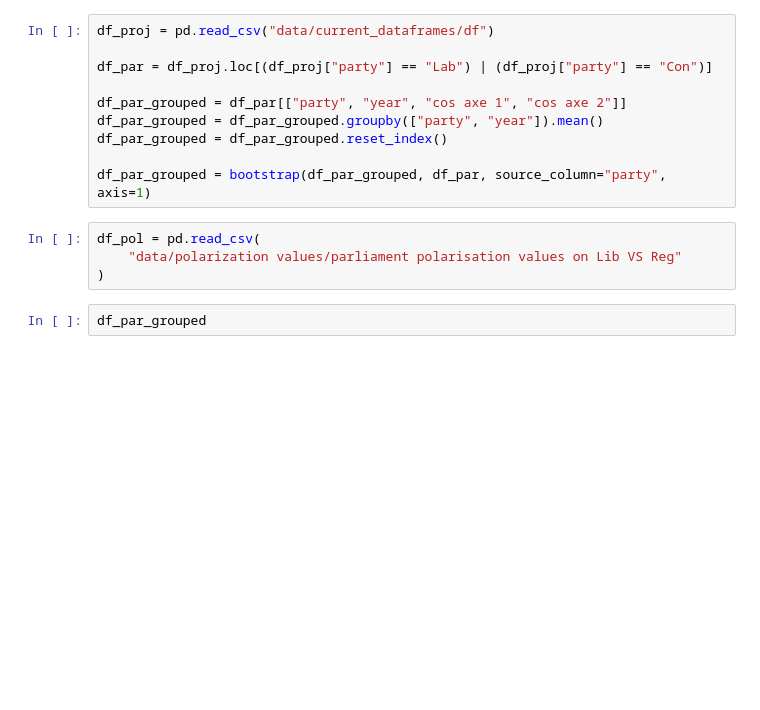
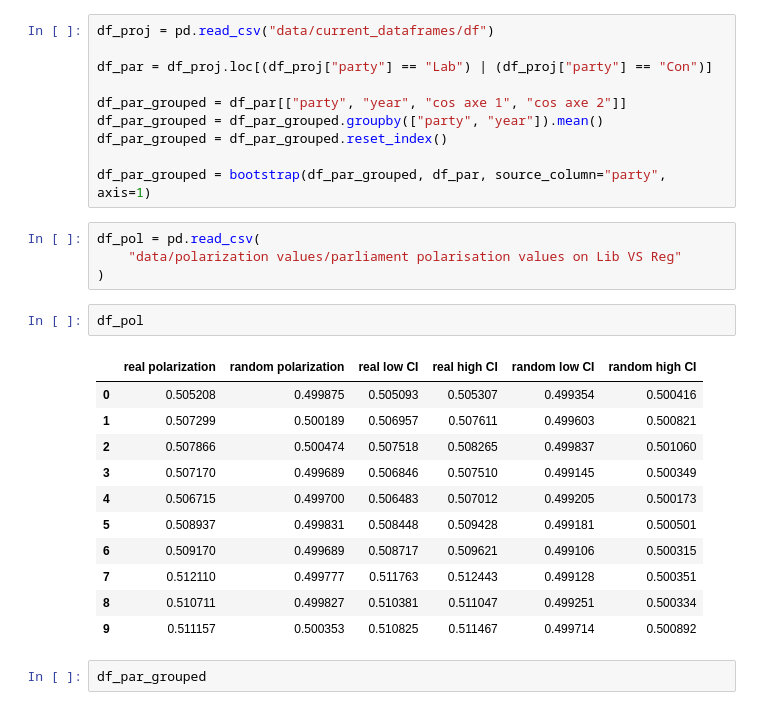
Before and after one commit to alexmaxad/ML-for-political-science, a Jupyter notebook: notebooks/cosine similarity curves/exploration/compared to polarization.ipynb, the cells around one changed output. Drawn from its saved outputs; the diff is of its cells as text; blank space fills up the shorter version.

```diff
--- a/notebooks/cosine similarity curves/exploration/compared to polarization.ipynb
+++ b/notebooks/cosine similarity curves/exploration/compared to polarization.ipynb
@@ -29,6 +29,20 @@ df_par_grouped = bootstrap(df_par_grouped, df_par, source_column="party", axis=1
 df_pol = pd.read_csv(
     "data/polarization values/parliament polarisation values on Lib VS Reg"
 )
+# %%
+df_pol
+# %% [output]
+|  | real polarization | random polarization | real low CI | real high CI | random low CI | random high CI |
+| 0 | 0.505208 | 0.499875 | 0.505093 | 0.505307 | 0.499354 | 0.500416 |
+| 1 | 0.507299 | 0.500189 | 0.506957 | 0.507611 | 0.499603 | 0.500821 |
+| 2 | 0.507866 | 0.500474 | 0.507518 | 0.508265 | 0.499837 | 0.501060 |
+| 3 | 0.507170 | 0.499689 | 0.506846 | 0.507510 | 0.499145 | 0.500349 |
+| 4 | 0.506715 | 0.499700 | 0.506483 | 0.507012 | 0.499205 | 0.500173 |
+| 5 | 0.508937 | 0.499831 | 0.508448 | 0.509428 | 0.499181 | 0.500501 |
+| 6 | 0.509170 | 0.499689 | 0.508717 | 0.509621 | 0.499106 | 0.500315 |
+| 7 | 0.512110 | 0.499777 | 0.511763 | 0.512443 | 0.499128 | 0.500351 |
+| 8 | 0.510711 | 0.499827 | 0.510381 | 0.511047 | 0.499251 | 0.500334 |
+| 9 | 0.511157 | 0.500353 | 0.510825 | 0.511467 | 0.499714 | 0.500892 |
 # %%
 df_par_grouped
 # %% [output]
```
Also changed, not shown: 42 other files.
